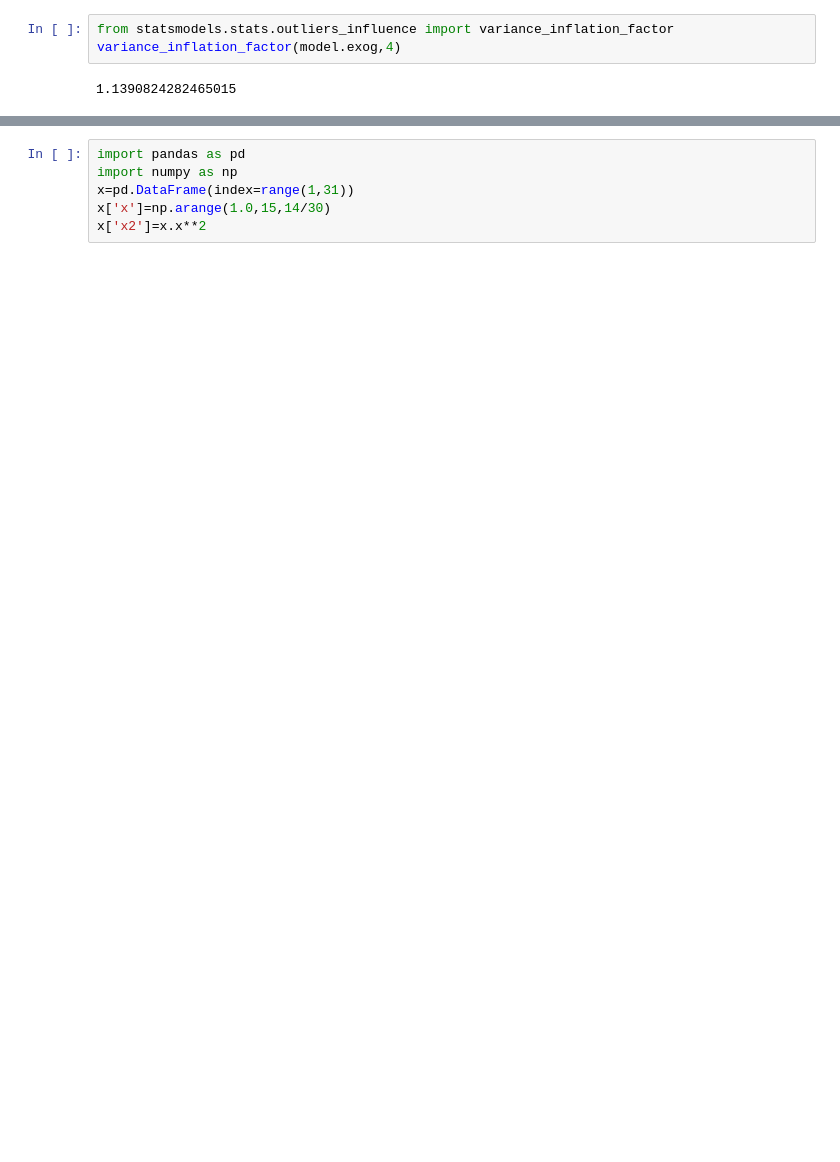
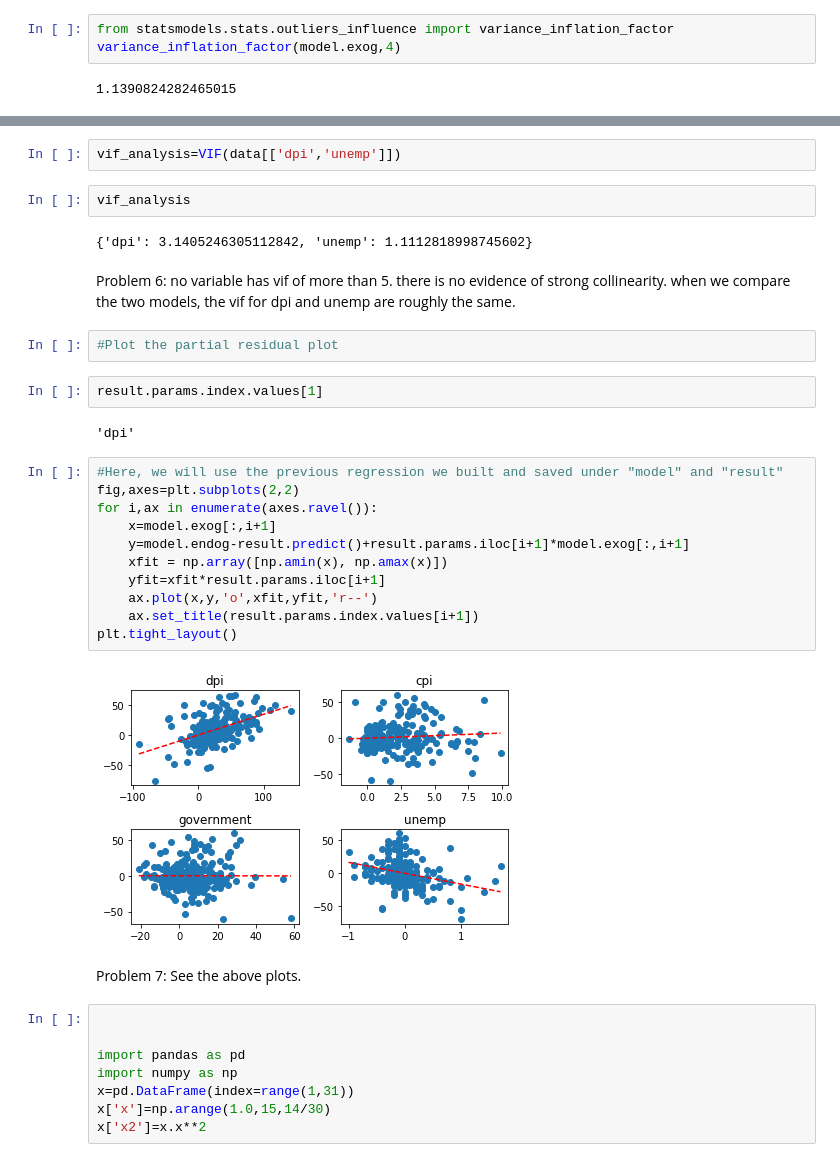
Before and after one commit to Russell-Ding/Ruppert-R-to-Python-Translate, a Jupyter notebook: Chapter 9 Exercise.ipynb, the cells around one changed output, grey strips where cells are left out. Saved outputs shown, nothing was run; the diff lists cells and outputs as text; blank space fills up the shorter version.

```diff
--- a/Chapter 9 Exercise.ipynb
+++ b/Chapter 9 Exercise.ipynb
@@ -63,4 +232,35 @@ variance_inflation_factor(model.exog,4)
+# %%
+vif_analysis=VIF(data[['dpi','unemp']])
+# %%
+vif_analysis
+# %% [output]
+{'dpi': 3.1405246305112842, 'unemp': 1.1112818998745602}
+# %% [markdown]
+Problem 6: no variable has vif of more than 5. there is no evidence of strong collinearity. when we compare the two models, the vif for dpi and unemp are roughly the same.
+# %%
+#Plot the partial residual plot
+# %%
+result.params.index.values[1]
+# %% [output]
+'dpi'
+# %%
+#Here, we will use the previous regression we built and saved under "model" and "result"
+fig,axes=plt.subplots(2,2)
+for i,ax in enumerate(axes.ravel()):
+    x=model.exog[:,i+1]
+    y=model.endog-result.predict()+result.params.iloc[i+1]*model.exog[:,i+1]
+    xfit = np.array([np.amin(x), np.amax(x)])
+    yfit=xfit*result.params.iloc[i+1]
+    ax.plot(x,y,'o',xfit,yfit,'r--')
+    ax.set_title(result.params.index.values[i+1])
+plt.tight_layout()
+# %% [output]
+[figure, added]
+# %% [markdown]
+Problem 7: See the above plots.
 # %%
+
+
 import pandas as pd
 import numpy as np
 x=pd.DataFrame(index=range(1,31))
```
Also changed, not shown: parts of 30 cells of this notebook.
